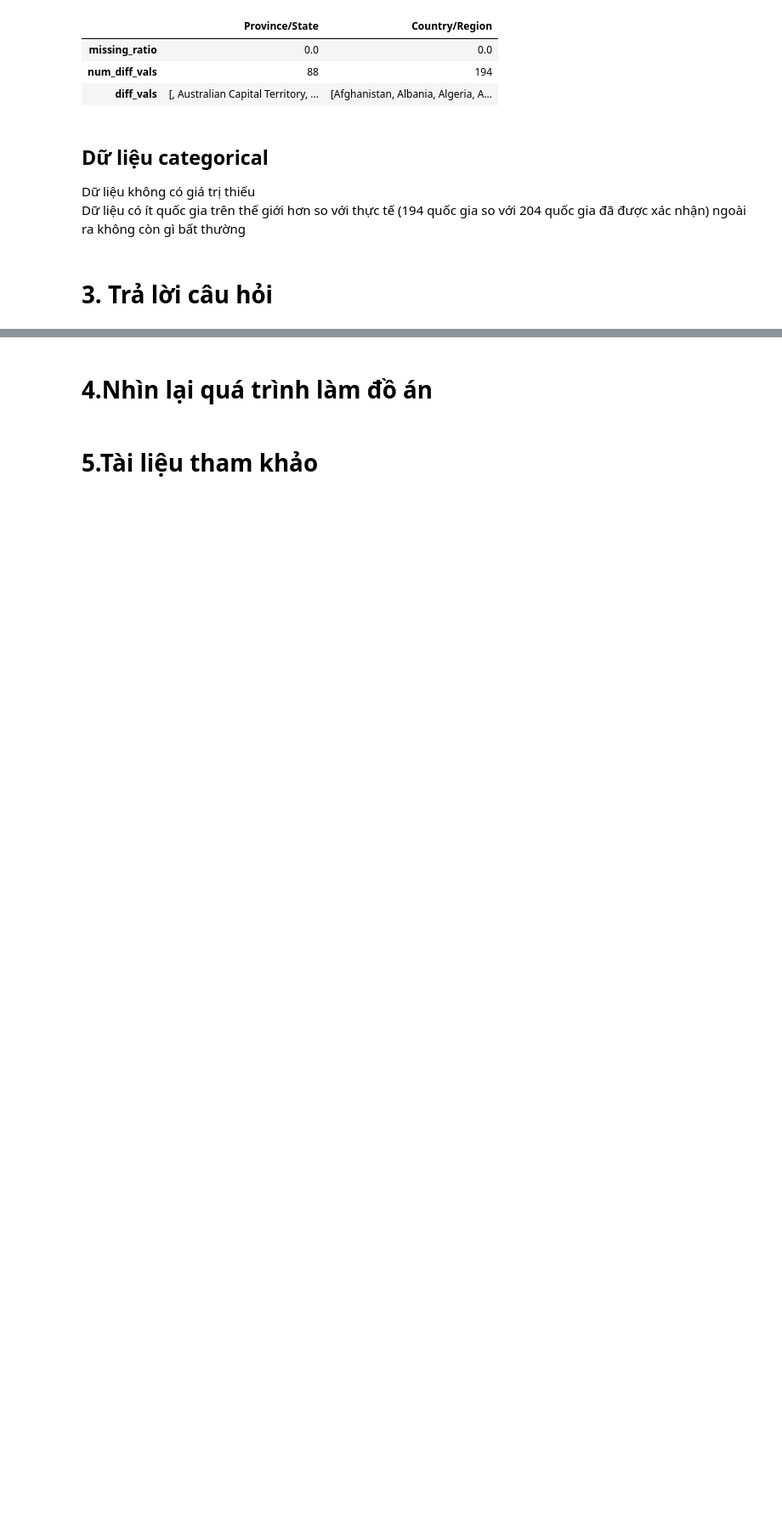
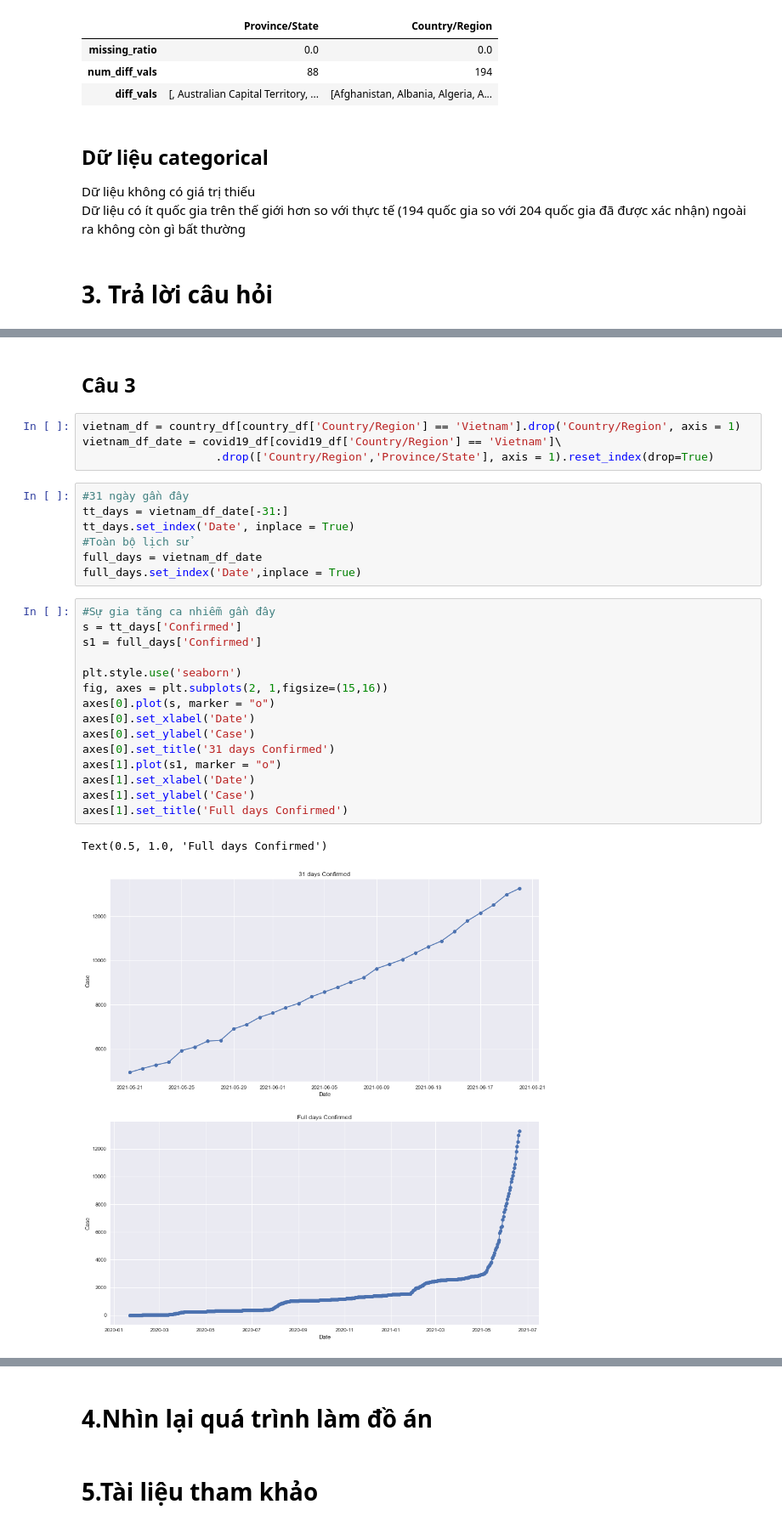
Before and after one commit to LT-cho-KHDL/Final-lab-p4ds, a Jupyter notebook: Final.ipynb, the cells around one changed output, grey strips where cells are left out. Shown at 85% size. Cells and saved outputs as stored; diff of their text form; blank space fills up the shorter version.

```diff
--- a/Final.ipynb
+++ b/Final.ipynb
@@ -226,0 +225,31 @@ Dữ liệu đã chuẩn xác bây giờ chúng ta sẽ bắt đầu đến ph
+# %% [markdown]
+## Câu 3
+# %%
+vietnam_df = country_df[country_df['Country/Region'] == 'Vietnam'].drop('Country/Region', axis = 1)
+vietnam_df_date = covid19_df[covid19_df['Country/Region'] == 'Vietnam']\
+                    .drop(['Country/Region','Province/State'], axis = 1).reset_index(drop=True)
+# %%
+#31 ngày gần đây
+tt_days = vietnam_df_date[-31:]
+tt_days.set_index('Date', inplace = True)
+#Toàn bộ lịch sử
+full_days = vietnam_df_date
+full_days.set_index('Date',inplace = True)
+# %%
+#Sự gia tăng ca nhiễm gần đây
+s = tt_days['Confirmed']
+s1 = full_days['Confirmed']
+
+plt.style.use('seaborn')
+fig, axes = plt.subplots(2, 1,figsize=(15,16))
+axes[0].plot(s, marker = "o")
+axes[0].set_xlabel('Date')
+axes[0].set_ylabel('Case')
+axes[0].set_title('31 days Confirmed')
+axes[1].plot(s1, marker = "o")
+axes[1].set_xlabel('Date')
+axes[1].set_ylabel('Case')
+axes[1].set_title('Full days Confirmed')
+# %% [output]
+Text(0.5, 1.0, 'Full days Confirmed')
+[figure, added]
```
Also changed, not shown: parts of 37 cells of this notebook.
